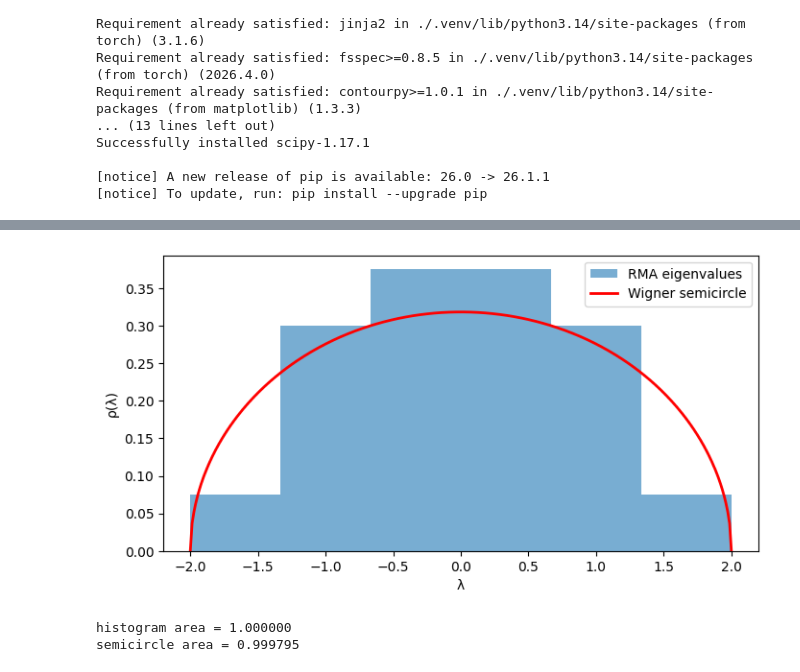
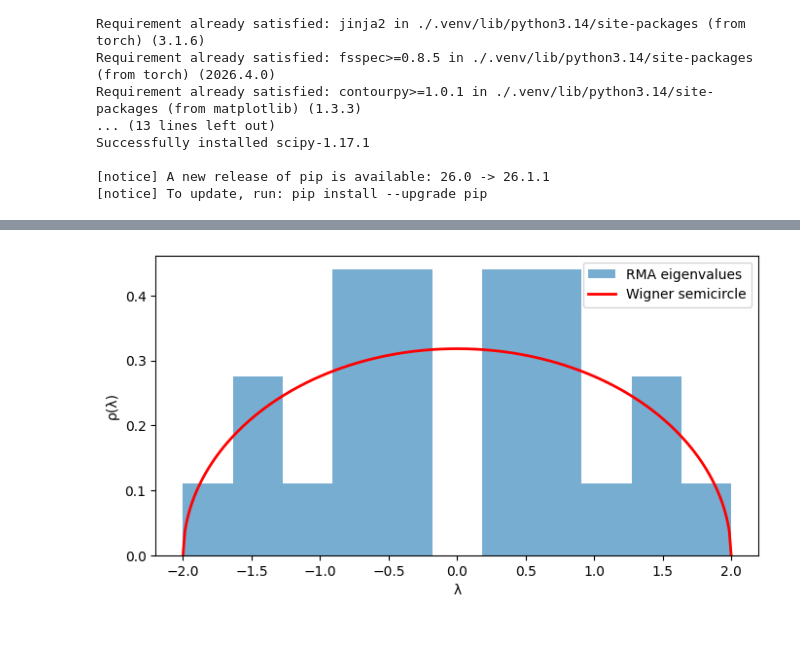
Before and after one commit to avuign/master-field-large-n-mm, a Jupyter notebook: 1-mm.ipynb, the cells around one changed output, grey strips where cells are left out. Saved outputs shown, nothing was run; the diff lists cells and outputs as text; code cells hidden in the pictures; blank space fills up the shorter version.

Commit message:
added 2 matrix model, checked free limit g=0

```diff
--- a/1-mm.ipynb
+++ b/1-mm.ipynb
@@ -85,0 +109,6 @@ epoch 900, loss 0.000015
+# %%
+M=50
+K=100
+g=0
+
+w, phi,_ = run_rma(M, K, g)
@@ -86,22 +123,15 @@ epoch 900, loss 0.000015
 # %%
 phi_vals = np.sort(phi.detach().numpy())
 lam = np.linspace(-2, 2, 300)
 rho_exact = np.sqrt(np.maximum(4 - lam**2, 0)) / (2 * np.pi)
 
 fig, ax = plt.subplots(figsize=(8, 4))
-ax.hist(phi_vals, bins=np.linspace(-2, 2, 7),
+ax.hist(phi_vals, bins=np.linspace(-2, 2, 12),
         density=True, alpha=0.6, label='RMA eigenvalues')
 ax.plot(lam, rho_exact, 'r-', lw=2, label='Wigner semicircle')
 ax.set_xlabel('λ')
 ax.set_ylabel('ρ(λ)')
 ax.legend()
 plt.show()
-
-# sanity check: print the area of the histogram
-counts, bin_edges = np.histogram(phi_vals, bins=np.linspace(-2, 2, 11), density=True)
-print(f"histogram area = {np.sum(counts * np.diff(bin_edges)):.6f}")  # should be 1.0
-print(f"semicircle area = {np.trapezoid(rho_exact, lam):.6f}")           # should be 1.0
 # %% [output]
-[figure, old version]
+[figure, new version]
-histogram area = 1.000000
-semicircle area = 0.999795
```
Also changed, not shown: parts of 7 cells of this notebook, 1 other file.
